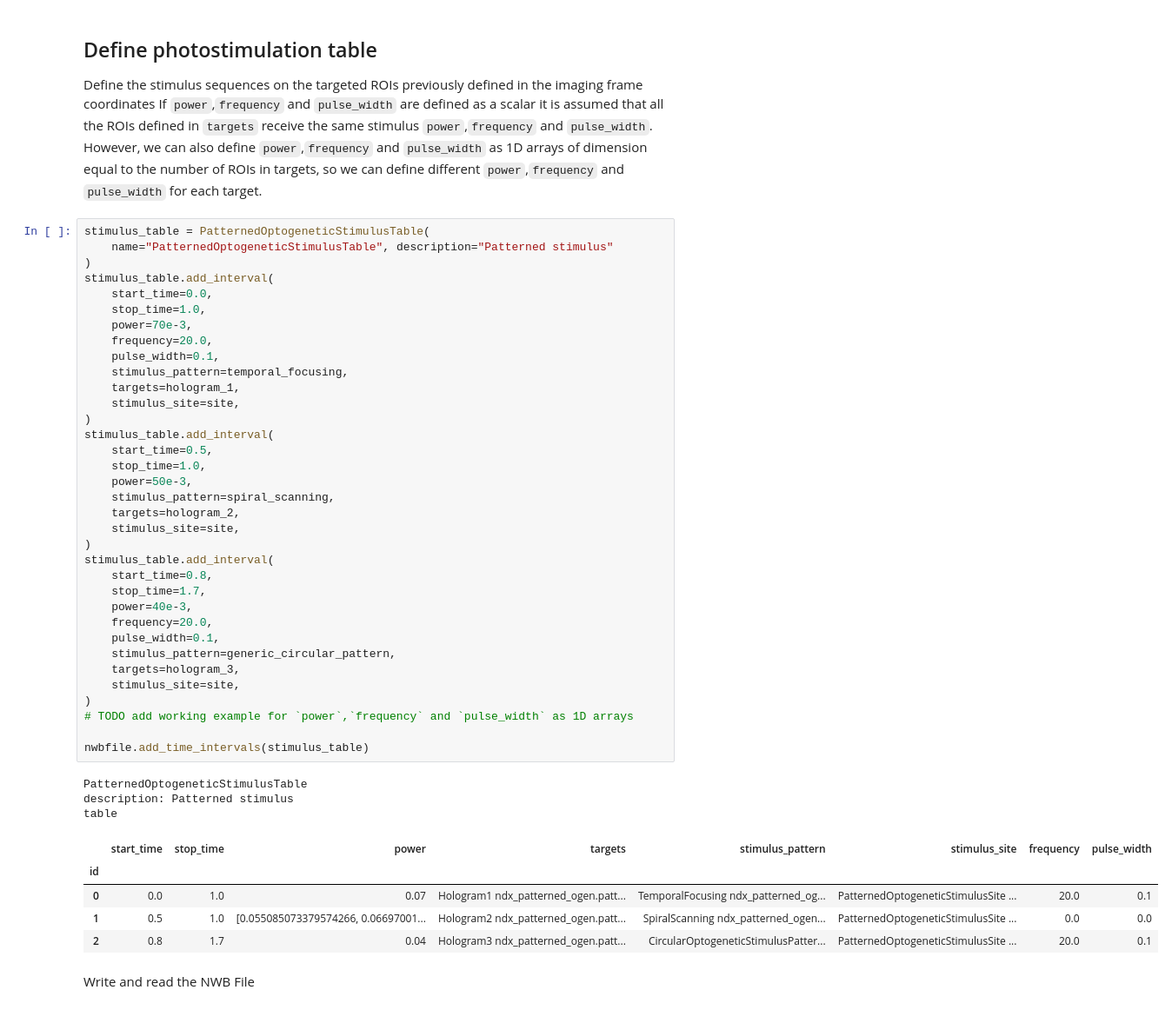
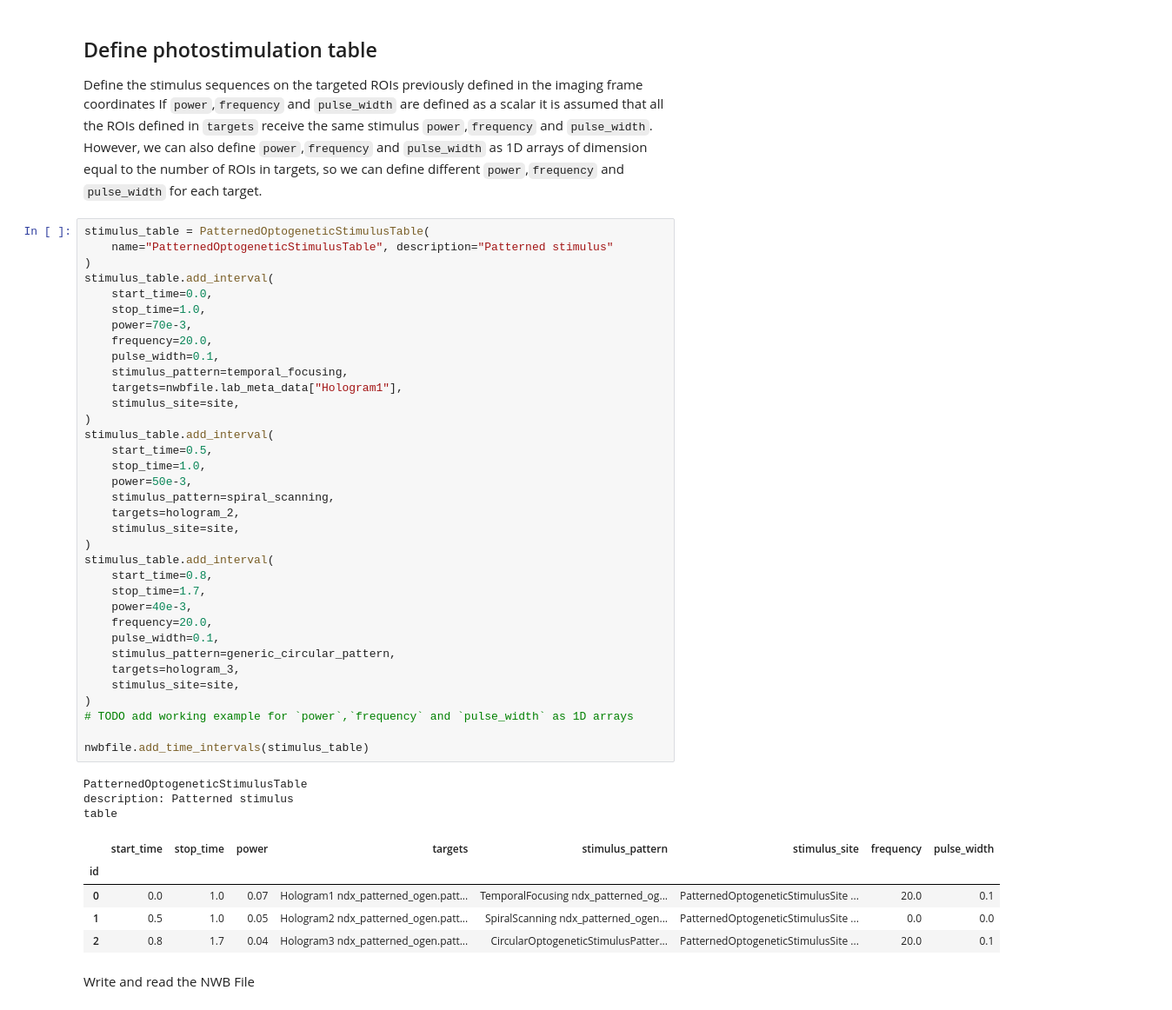
Before and after one commit to catalystneuro/ndx-patterned-ogen, a Jupyter notebook: tutorial_patterned_ogen.ipynb, the cells around one changed output. Shown at 87% size. Drawn from its saved outputs; the diff is of its cells as text.

```diff
--- a/tutorial_patterned_ogen.ipynb
+++ b/tutorial_patterned_ogen.ipynb
@@ -296,38 +331,38 @@ stimulus_table.add_interval(
     frequency=20.0,
     pulse_width=0.1,
     stimulus_pattern=temporal_focusing,
-    targets=hologram_1,
+    targets=nwbfile.lab_meta_data["Hologram1"],
     stimulus_site=site,
 )
 stimulus_table.add_interval(
     start_time=0.5,
     stop_time=1.0,
     power=50e-3,
     stimulus_pattern=spiral_scanning,
     targets=hologram_2,
     stimulus_site=site,
 )
 stimulus_table.add_interval(
     start_time=0.8,
     stop_time=1.7,
     power=40e-3,
     frequency=20.0,
     pulse_width=0.1,
     stimulus_pattern=generic_circular_pattern,
     targets=hologram_3,
     stimulus_site=site,
 )
 # TODO add working example for `power`,`frequency` and `pulse_width` as 1D arrays
 
 nwbfile.add_time_intervals(stimulus_table)
 # %% [output]
 PatternedOptogeneticStimulusTable
 description: Patterned stimulus
 table
 |  | start_time | stop_time | power | targets | stimulus_pattern | stimulus_site | frequency | pulse_width |
 | id |  |  |  |  |  |  |  |  |
 | 0 | 0.0 | 1.0 | 0.07 | Hologram1 ndx_patterned_ogen.patt... | TemporalFocusing ndx_patterned_og... | PatternedOptogeneticStimulusSite ... | 20.0 | 0.1 |
-| 1 | 0.5 | 1.0 | [0.055085073379574266, 0.06697001... | Hologram2 ndx_patterned_ogen.patt... | SpiralScanning ndx_patterned_ogen... | PatternedOptogeneticStimulusSite ... | 0.0 | 0.0 |
+| 1 | 0.5 | 1.0 | 0.05 | Hologram2 ndx_patterned_ogen.patt... | SpiralScanning ndx_patterned_ogen... | PatternedOptogeneticStimulusSite ... | 0.0 | 0.0 |
 | 2 | 0.8 | 1.7 | 0.04 | Hologram3 ndx_patterned_ogen.patt... | CircularOptogeneticStimulusPatter... | PatternedOptogeneticStimulusSite ... | 20.0 | 0.1 |
 # %% [markdown]
 Write and read the NWB File
```
Also changed, not shown: parts of 3 cells of this notebook, 4 other files.
